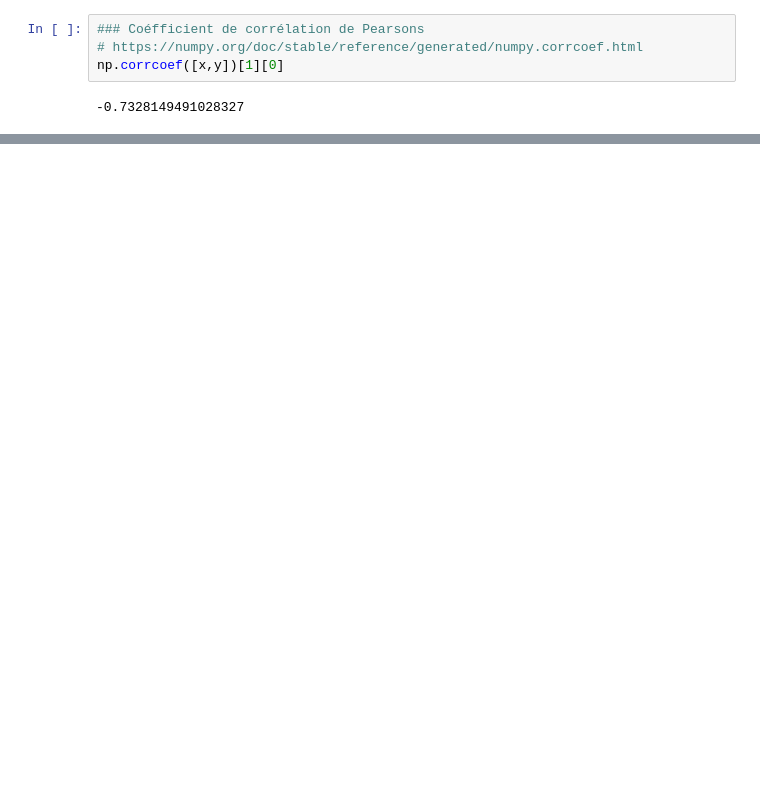
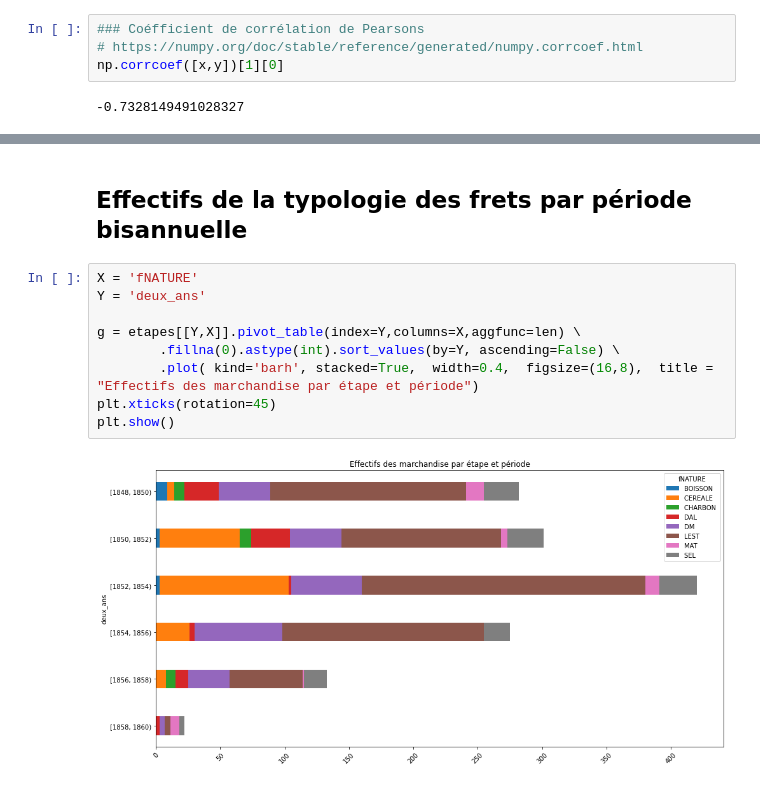
Before and after one commit to Sciences-historiques-numeriques/dossier_grande_peche_commerce_atlantique, a Jupyter notebook: saint_brieuc_peche_cabotage.ipynb, the cells around one changed output, grey strips where cells are left out. Saved outputs shown, nothing was run; the diff lists cells and outputs as text; blank space fills up the shorter version.

```diff
--- a/saint_brieuc_peche_cabotage.ipynb
+++ b/saint_brieuc_peche_cabotage.ipynb
@@ -106,0 +289,13 @@ plt.plot()
+# %% [markdown]
+## Effectifs de la typologie des frets par période bisannuelle
+# %%
+X = 'fNATURE'
+Y = 'deux_ans'
+
+g = etapes[[Y,X]].pivot_table(index=Y,columns=X,aggfunc=len) \
+        .fillna(0).astype(int).sort_values(by=Y, ascending=False) \
+        .plot( kind='barh', stacked=True,  width=0.4,  figsize=(16,8),  title = "Effectifs des marchandise par étape et période")
+plt.xticks(rotation=45)
+plt.show()
+# %% [output]
+[figure, added]
```
Also changed, not shown: parts of 34 cells of this notebook, 4 other files.
